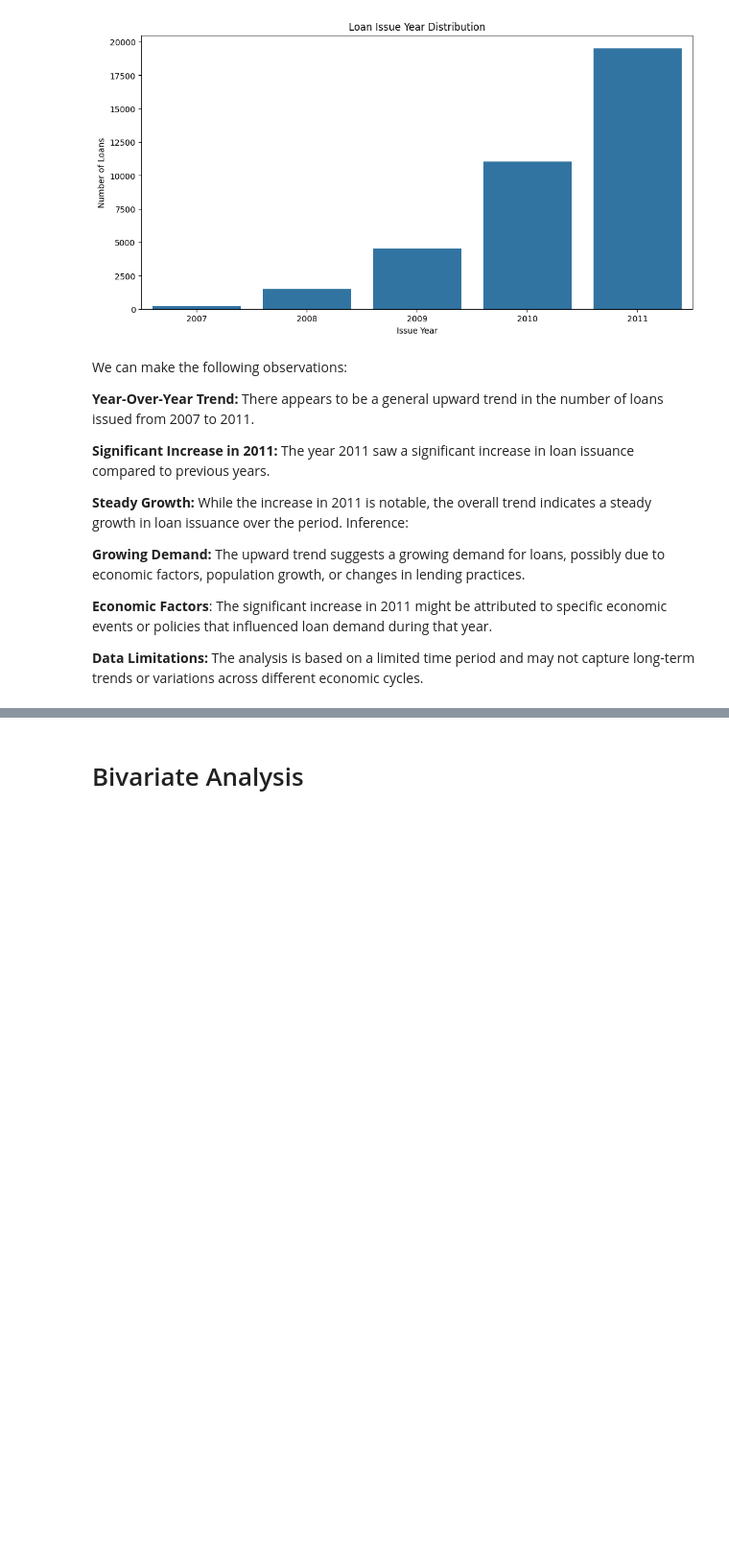
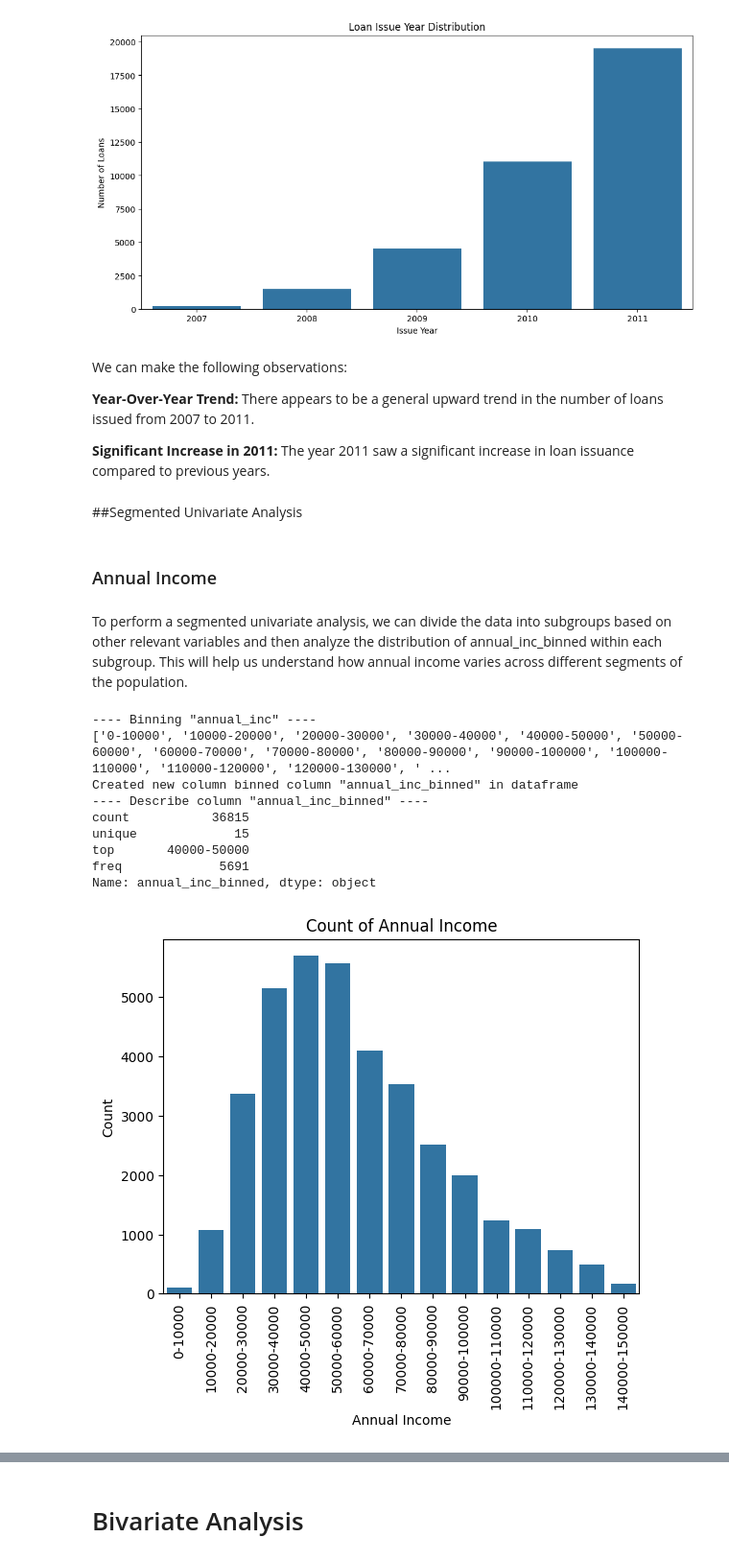
Before and after one commit to kk20krishna/Lending-Club-Case-Study, a Jupyter notebook: Lending_Club_Case_Study.ipynb, the cells around one changed output, grey strips where cells are left out. Shown at 96% size. Drawn from its saved outputs; the diff is of its cells as text; code cells hidden in the pictures; blank space fills up the shorter version.

```diff
--- a/Lending_Club_Case_Study.ipynb
+++ b/Lending_Club_Case_Study.ipynb
@@ -1075,12 +1072,23 @@ We can make the following observations:
 **Year-Over-Year Trend:** There appears to be a general upward trend in the number of loans issued from 2007 to 2011.
 
 **Significant Increase in 2011:** The year 2011 saw a significant increase in loan issuance compared to previous years.
-
-**Steady Growth:** While the increase in 2011 is notable, the overall trend indicates a steady growth in loan issuance over the period.
-Inference:
-
-**Growing Demand:** The upward trend suggests a growing demand for loans, possibly due to economic factors, population growth, or changes in lending practices.
-
-**Economic Factors**: The significant increase in 2011 might be attributed to specific economic events or policies that influenced loan demand during that year.
-
-**Data Limitations:** The analysis is based on a limited time period and may not capture long-term trends or variations across different economic cycles.
+# %% [markdown]
+##Segmented Univariate Analysis
+# %% [markdown]
+### Annual Income
+# %% [markdown]
+To perform a segmented univariate analysis, we can divide the data into subgroups based on other relevant variables and then analyze the distribution of annual_inc_binned within each subgroup. This will help us understand how annual income varies across different segments of the population.
+# %%
+segment_col(col='annual_inc', col_name='Annual Income', data=df, edges=range(0,150001,10000))
+uva_segmented(col='annual_inc', col_name='Annual Income', data=df)
+# %% [output]
+---- Binning "annual_inc" ----
+['0-10000', '10000-20000', '20000-30000', '30000-40000', '40000-50000', '50000-60000', '60000-70000', '70000-80000', '80000-90000', '90000-100000', '100000-110000', '110000-120000', '120000-130000', ' ...
+Created new column binned column "annual_inc_binned" in dataframe
+---- Describe column "annual_inc_binned" ----
+count           36815
+unique             15
+top       40000-50000
+freq             5691
+Name: annual_inc_binned, dtype: object
+[figure, added]
```
Also changed, not shown: parts of 40 cells of this notebook.
